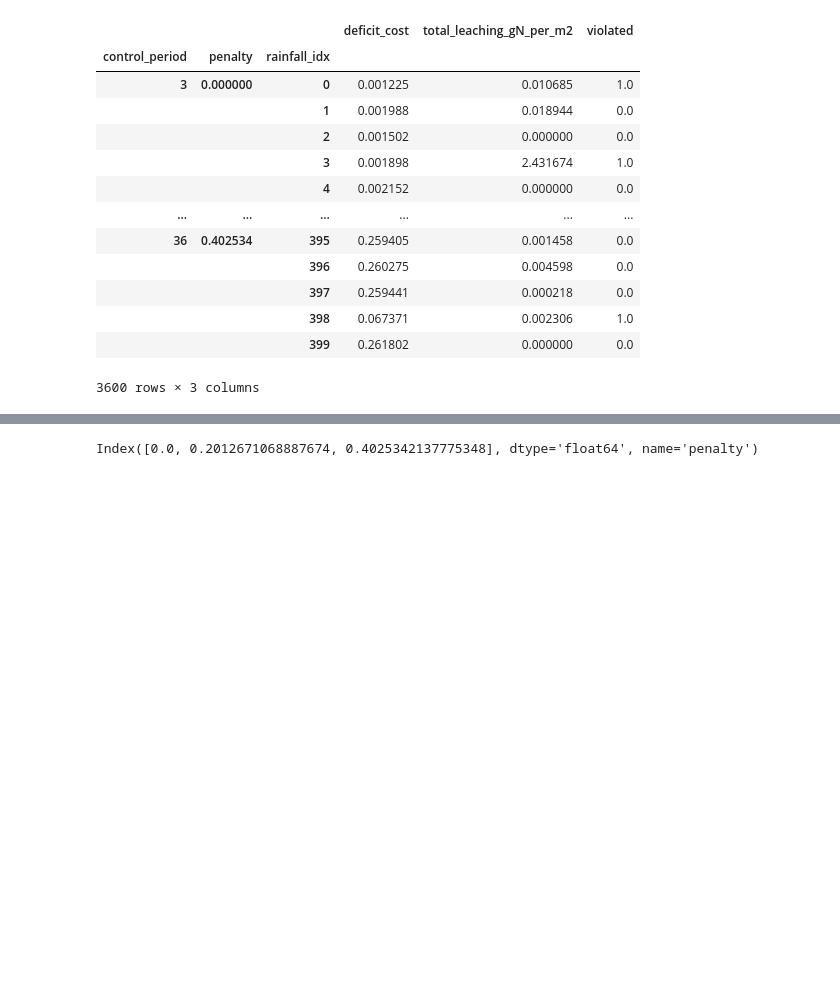
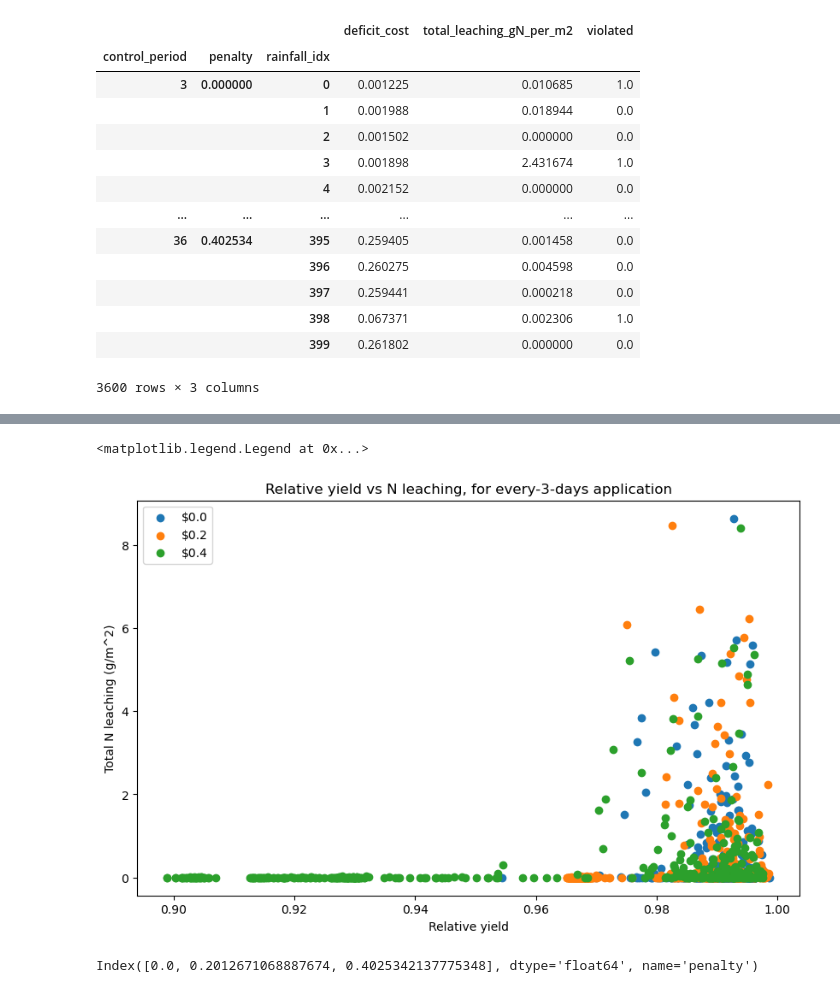
Before and after one commit to ryegleason/Optimal-Crop-Control, a Jupyter notebook: rollout_comparisons.ipynb, the cells around one changed output, grey strips where cells are left out. Drawn from its saved outputs; the diff is of its cells as text; code cells hidden in the pictures; blank space fills up the shorter version.

```diff
--- a/rollout_comparisons.ipynb
+++ b/rollout_comparisons.ipynb
@@ -146 +161,13 @@ full_df
+# %%
+control_period_days = 3
+fig, ax = plt.subplots(figsize=(10, 6))
+for fine_USD in full_df.index.get_level_values(1).unique():
+    ax.scatter(full_df.loc[(control_period_days, fine_USD)]["relative_yield"], full_df.loc[(control_period_days, fine_USD)]["total_leaching_gN_per_m2"], label="$" + str(round(fine_USD, 2)))
+ax.set_ylabel("Total N leaching (g/m^2)")
+ax.set_xlabel("Relative yield")
+ax.set_title("Relative yield vs N leaching, for every-" + str(control_period_days) + "-days application")
+ax.legend()
+# %% [output]
+<matplotlib.legend.Legend at 0x...>
+[figure, added]
 # %%
```
Also changed, not shown: parts of 5 cells of this notebook, 1 other file.
